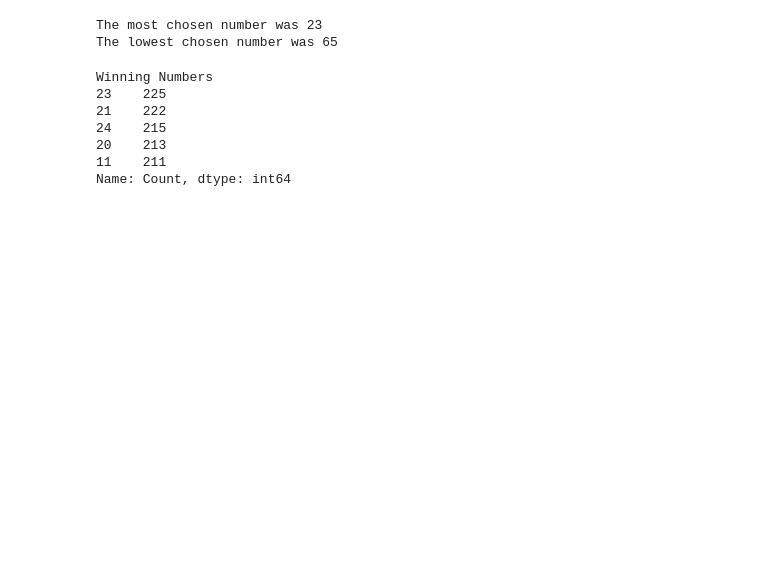
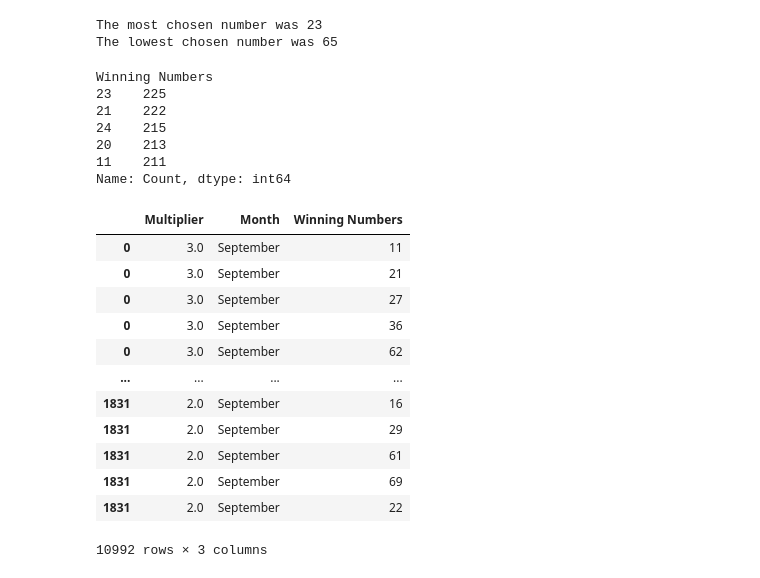
Before and after one commit to Szafranerio/Data_InDepth, a Jupyter notebook: Seaborn/Lottery_Dataset.ipynb, the cells around one changed output. Saved outputs shown, nothing was run; the diff lists cells and outputs as text; code cells hidden in the pictures; blank space fills up the shorter version.

```diff
--- a/Seaborn/Lottery_Dataset.ipynb
+++ b/Seaborn/Lottery_Dataset.ipynb
@@ -196,3 +186,24 @@ Winning Numbers
 20    213
 11    211
 Name: Count, dtype: int64
+# %%
+data = data.reset_index(drop=True)
+numbers = data['Winning Numbers'].str.split(' ', expand=True).stack().reset_index(level=1, drop=True)
+numbers = numbers.astype(int)  # convert to integers
+data = data.drop(columns=['Winning Numbers']).join(numbers.rename('Winning Numbers'))
+
+data
+# %% [output]
+|  | Multiplier | Month | Winning Numbers |
+| 0 | 3.0 | September | 11 |
+| 0 | 3.0 | September | 21 |
+| 0 | 3.0 | September | 27 |
+| 0 | 3.0 | September | 36 |
+| 0 | 3.0 | September | 62 |
+| ... | ... | ... | ... |
+| 1831 | 2.0 | September | 16 |
+| 1831 | 2.0 | September | 29 |
+| 1831 | 2.0 | September | 61 |
+| 1831 | 2.0 | September | 69 |
+| 1831 | 2.0 | September | 22 |
+10992 rows × 3 columns
```
Also changed, not shown: parts of 5 cells of this notebook.
